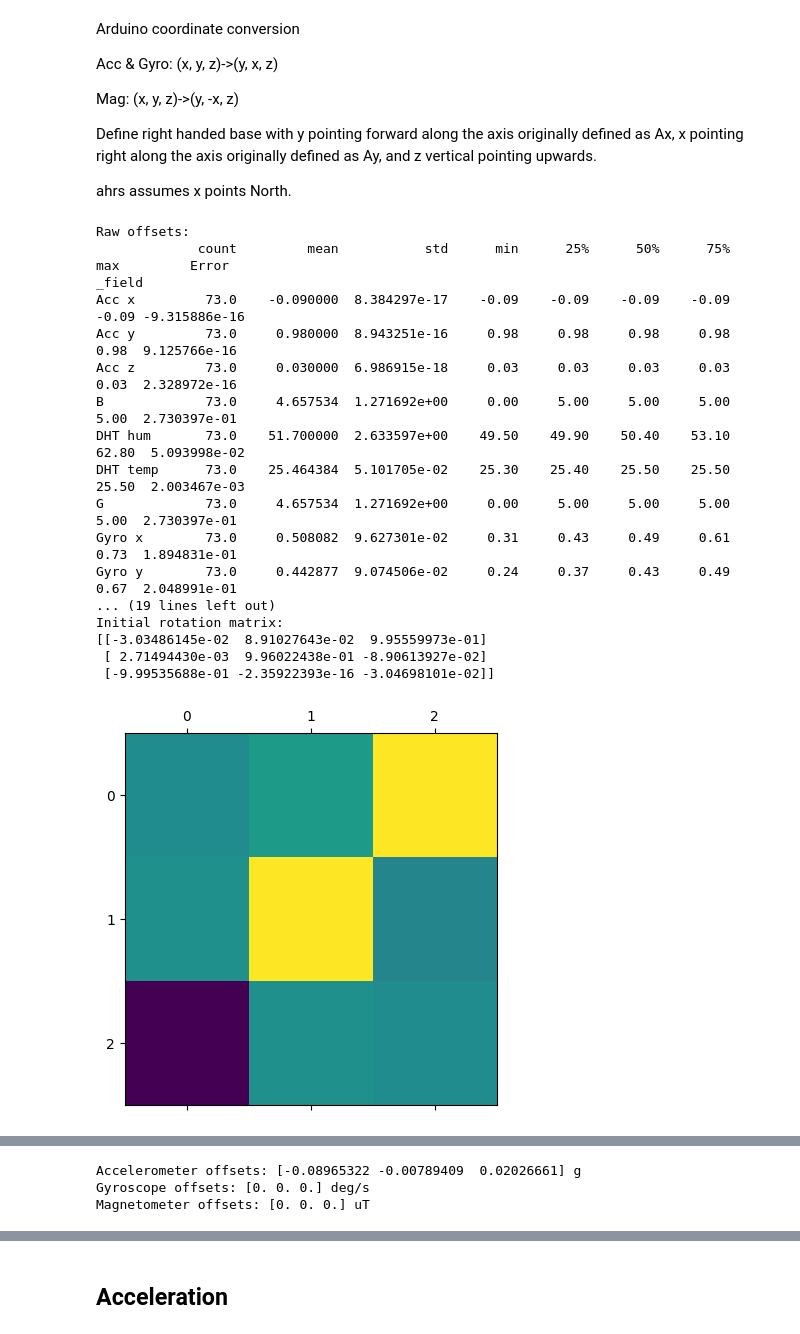
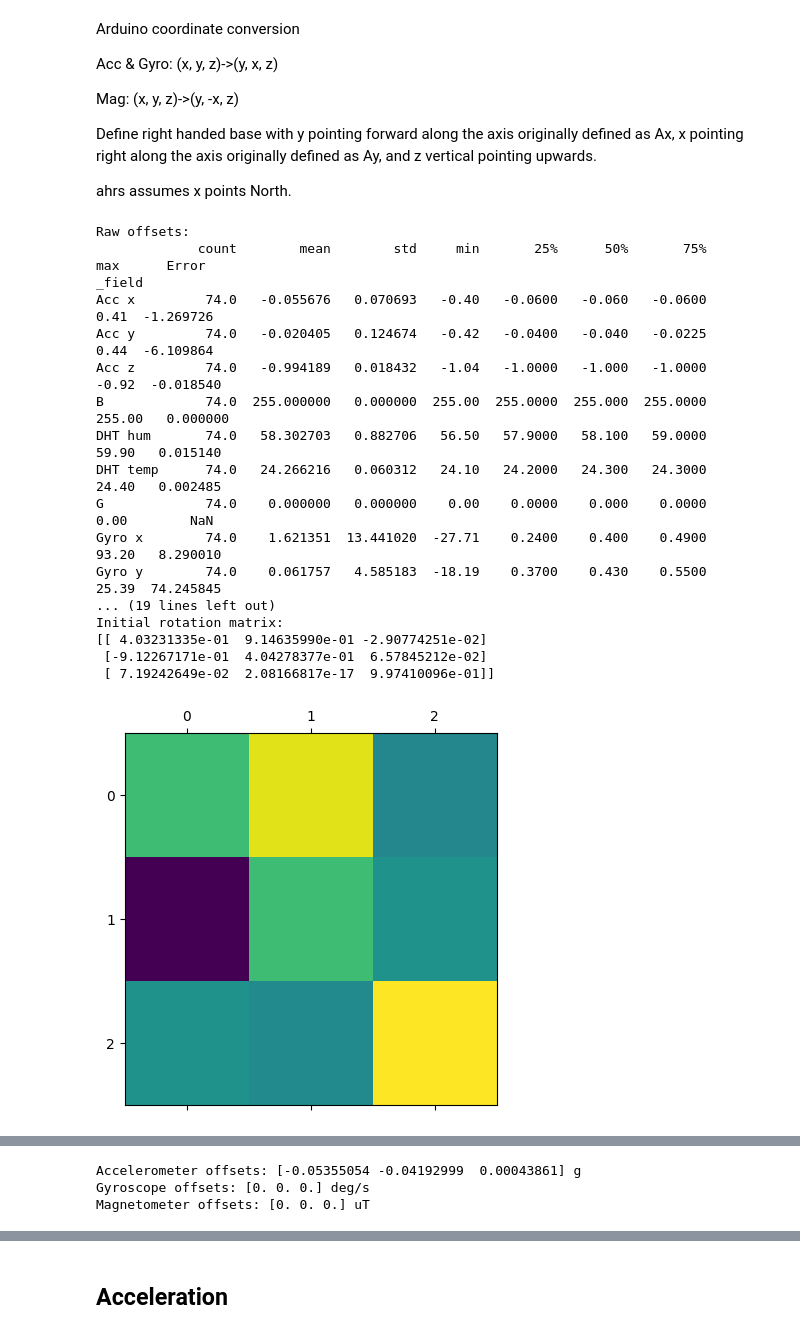
Before and after one commit to guigoruiz1/Arduino-odometry, a Jupyter notebook: IMU.ipynb, the cells around one changed output, grey strips where cells are left out. Saved outputs shown, nothing was run; the diff lists cells and outputs as text; code cells hidden in the pictures.

```diff
--- a/IMU.ipynb
+++ b/IMU.ipynb
@@ -339,23 +339,23 @@ def process_sensor_data(sensor_data, start = pd.Timedelta(seconds = 0)):
 
     return df
 # %%
-calibrate_sensors(data, window = 50, start = 1, plot=True)
+calibrate_sensors(data, window = 50, start = 600, plot=True)
 # %% [output]
 Raw offsets:
-             count         mean           std      min      25%      50%      75%      max         Error
+             count        mean        std     min       25%      50%       75%     max      Error
 _field
-Acc x         73.0    -0.090000  8.384297e-17    -0.09    -0.09    -0.09    -0.09    -0.09 -9.315886e-16
-Acc y         73.0     0.980000  8.943251e-16     0.98     0.98     0.98     0.98     0.98  9.125766e-16
-Acc z         73.0     0.030000  6.986915e-18     0.03     0.03     0.03     0.03     0.03  2.328972e-16
-B             73.0     4.657534  1.271692e+00     0.00     5.00     5.00     5.00     5.00  2.730397e-01
-DHT hum       73.0    51.700000  2.633597e+00    49.50    49.90    50.40    53.10    62.80  5.093998e-02
-DHT temp      73.0    25.464384  5.101705e-02    25.30    25.40    25.50    25.50    25.50  2.003467e-03
-G             73.0     4.657534  1.271692e+00     0.00     5.00     5.00     5.00     5.00  2.730397e-01
-Gyro x        73.0     0.508082  9.627301e-02     0.31     0.43     0.49     0.61     0.73  1.894831e-01
-Gyro y        73.0     0.442877  9.074506e-02     0.24     0.37     0.43     0.49     0.67  2.048991e-01
+Acc x         74.0   -0.055676   0.070693   -0.40   -0.0600   -0.060   -0.0600    0.41  -1.269726
+Acc y         74.0   -0.020405   0.124674   -0.42   -0.0400   -0.040   -0.0225    0.44  -6.109864
+Acc z         74.0   -0.994189   0.018432   -1.04   -1.0000   -1.000   -1.0000   -0.92  -0.018540
+B             74.0  255.000000   0.000000  255.00  255.0000  255.000  255.0000  255.00   0.000000
+DHT hum       74.0   58.302703   0.882706   56.50   57.9000   58.100   59.0000   59.90   0.015140
+DHT temp      74.0   24.266216   0.060312   24.10   24.2000   24.300   24.3000   24.40   0.002485
+G             74.0    0.000000   0.000000    0.00    0.0000    0.000    0.0000    0.00        NaN
+Gyro x        74.0    1.621351  13.441020  -27.71    0.2400    0.400    0.4900   93.20   8.290010
+Gyro y        74.0    0.061757   4.585183  -18.19    0.3700    0.430    0.5500   25.39  74.245845
 ... (19 lines left out)
 Initial rotation matrix:
-[[-3.03486145e-02  8.91027643e-02  9.95559973e-01]
- [ 2.71494430e-03  9.96022438e-01 -8.90613927e-02]
- [-9.99535688e-01 -2.35922393e-16 -3.04698101e-02]]
+[[ 4.03231335e-01  9.14635990e-01 -2.90774251e-02]
+ [-9.12267171e-01  4.04278377e-01  6.57845212e-02]
+ [ 7.19242649e-02  2.08166817e-17  9.97410096e-01]]
-[figure, old version]
+[figure, new version]
@@ -363,4 +363,4 @@ Initial rotation matrix:
-Accelerometer offsets: [-0.08965322 -0.00789409  0.02026661] g
+Accelerometer offsets: [-0.05355054 -0.04192999  0.00043861] g
 Gyroscope offsets: [0. 0. 0.] deg/s
 Magnetometer offsets: [0. 0. 0.] uT
 # %%
```
Also changed, not shown: parts of 22 cells of this notebook.
